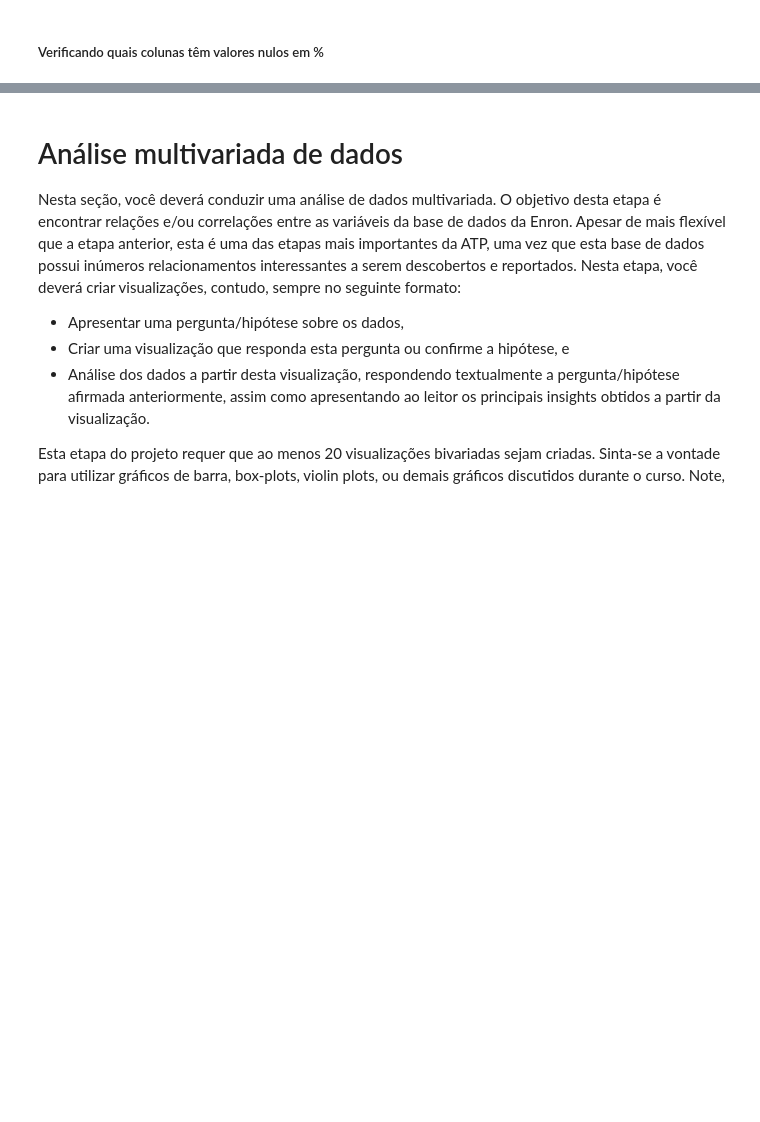
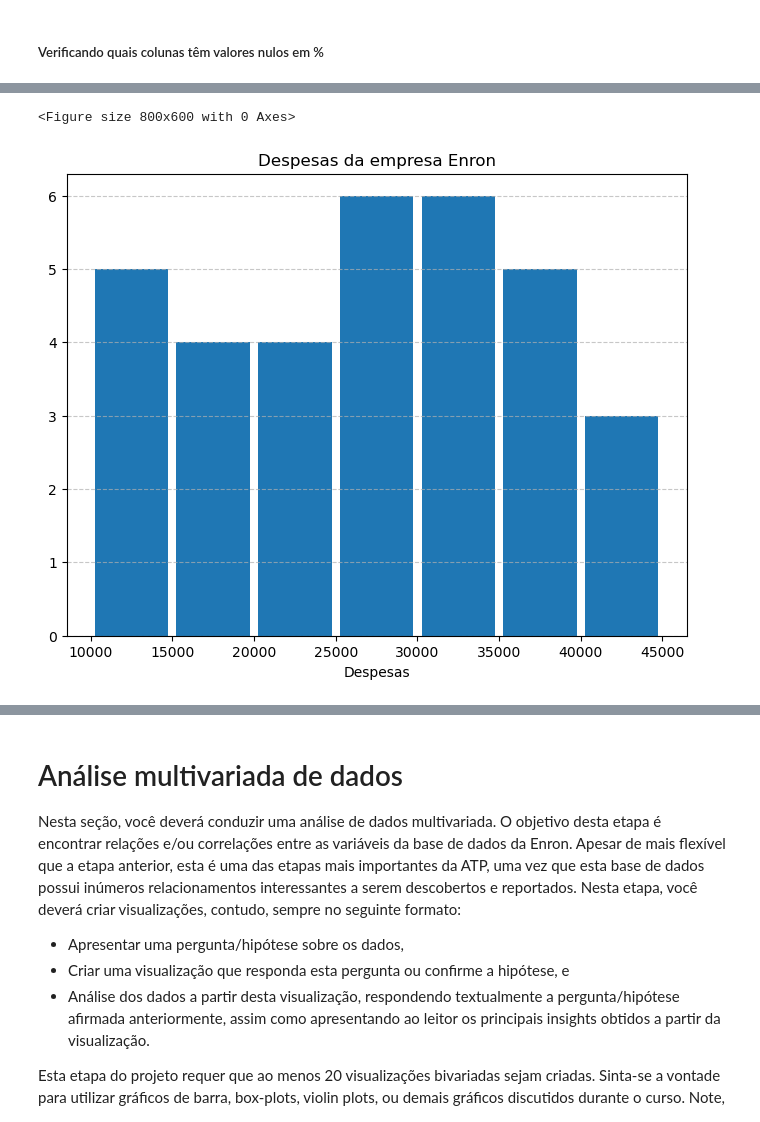
Before and after one commit to alexandrekowa/atp_analise_exp_dados, a Jupyter notebook: atp_analise_preparacao_dados_template.ipynb, the cells around one changed output, grey strips where cells are left out. Cells and saved outputs as stored; diff of their text form; code cells hidden in the pictures; blank space fills up the shorter version.

```diff
--- a/atp_analise_preparacao_dados_template.ipynb
+++ b/atp_analise_preparacao_dados_template.ipynb
@@ -348,7 +338,7 @@ df.head()
 # %%
 # Crie um cabeçalho no relatório com o nome da variável
 
-df = df.rename(columns={
+df_novo = df.rename(columns={
     "name"	:	"nome",
     "email_address"	:	"email",
     "poi"	:	"pessoa_interesse",
@@ -394 +422,3 @@ dtype: float64
+# %%
+df_novo.drop(columns=['adiantam_emprest', 'honorario_diretor', 'estoque_restrito_adiado'], inplace = True)
 # %% [markdown]
@@ -415,0 +426,4 @@ df
+# %%
+df_novo['salario'] = df_novo['salario'].fillna(df_novo['salario'].median())
+# %%
+df_novo['recibo_compart_pessoa_interesse'] = df_novo['recibo_compart_pessoa_interesse'].fillna(df_novo['recibo_compart_pessoa_interesse'].median())
@@ -415,0 +450,15 @@ df
+# %%
+plt.figure(figsize = (8,6))
+
+salario = df_novo['despesas']
+
+plt.figure(figsize = (8,6))
+plt.hist(salario, bins=range(10000, 50000, 5000), rwidth=0.9)
+plt.title('Despesas da empresa Enron')
+plt.xlabel('Despesas')
+plt.grid(axis='y', linestyle='--', alpha=0.7)
+
+plt.show()
+# %% [output]
+<Figure size 800x600 with 0 Axes>
+[figure, added]
```
Also changed, not shown: parts of 14 cells of this notebook.
